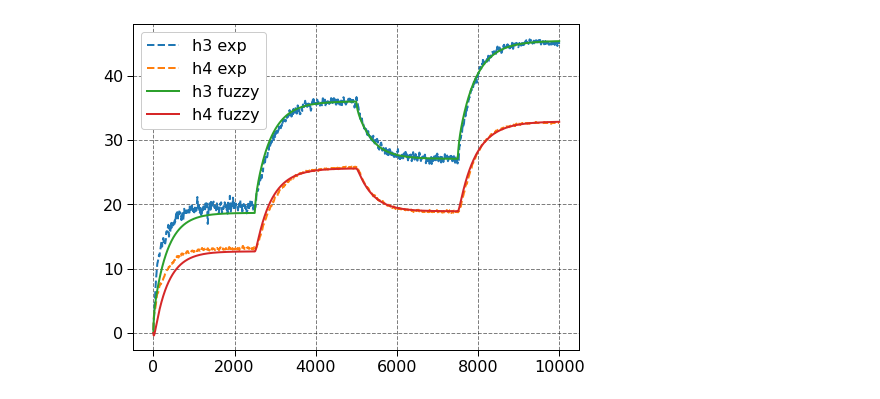
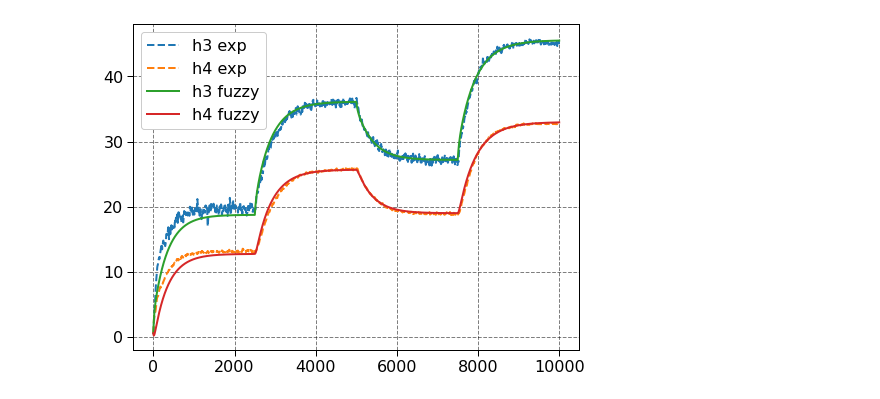
Before and after one commit to miguellrodrigues/ic_tanques, a Jupyter notebook: notebooks/continous/sim_fuzzy_continous.ipynb, the cells around one changed output. Saved outputs shown, nothing was run; the diff lists cells and outputs as text; code cells hidden in the pictures.

```diff
--- a/notebooks/continous/sim_fuzzy_continous.ipynb
+++ b/notebooks/continous/sim_fuzzy_continous.ipynb
@@ -11,7 +11,7 @@ plt.style.use([
     'notebook',
 ])
 # %%
-Ts = 4
+Ts = .5
 tf = 10000
 
 iterations = int(tf / Ts)
@@ -23,7 +23,7 @@ mu = 40
 sigma = 55
 A2 = np.pi * r ** 2
 
-Kb = 15.98
+Kb = 16
 # %%
 z1_bounds = np.load('./data/z1_bounds.npy')
 z2_bounds = np.load('./data/z2_bounds.npy')
@@ -63,8 +63,8 @@ pertinence_functions = np.array([
 h1_t = np.zeros(iterations)
 h2_t = np.zeros(iterations)
 
-h1_0 = 1e-3
-h2_0 = 1e-4
+h1_0 = .5384281867997122
+h2_0 = .526796596990064
 
 h1_t[0] = h1_0
 h2_t[0] = h2_0
@@ -147,19 +147,19 @@ h1_nl = np.load('./data/h1_nl.npy')
 h2_nl = np.load('./data/h2_nl.npy')
 # %%
 plt.figure(1)
-plt.plot(time, h1_exp, '--', label='h3 exp')
-plt.plot(time, h2_exp, '--', label='h4 exp')
+plt.plot(t_exp, h1_exp, '--', label='h3 exp')
+plt.plot(t_exp, h2_exp, '--', label='h4 exp')
 
 plt.plot(time, h1_t, label='h3 fuzzy')
 plt.plot(time, h2_t, label='h4 fuzzy')
 
 plt.legend()
 plt.savefig('./fuzzy.png', dpi=300)
 
 # plt.plot(t_exp, h1_exp)
 # plt.plot(t_exp, h2_exp)
 # %% [output]
-[figure, old version]
+[figure, new version]
 # %%
 np.save('./data/h3_py.npy', h1_t)
 np.save('./data/h4_py.npy', h2_t)
```
Also changed, not shown: 53 other files.
